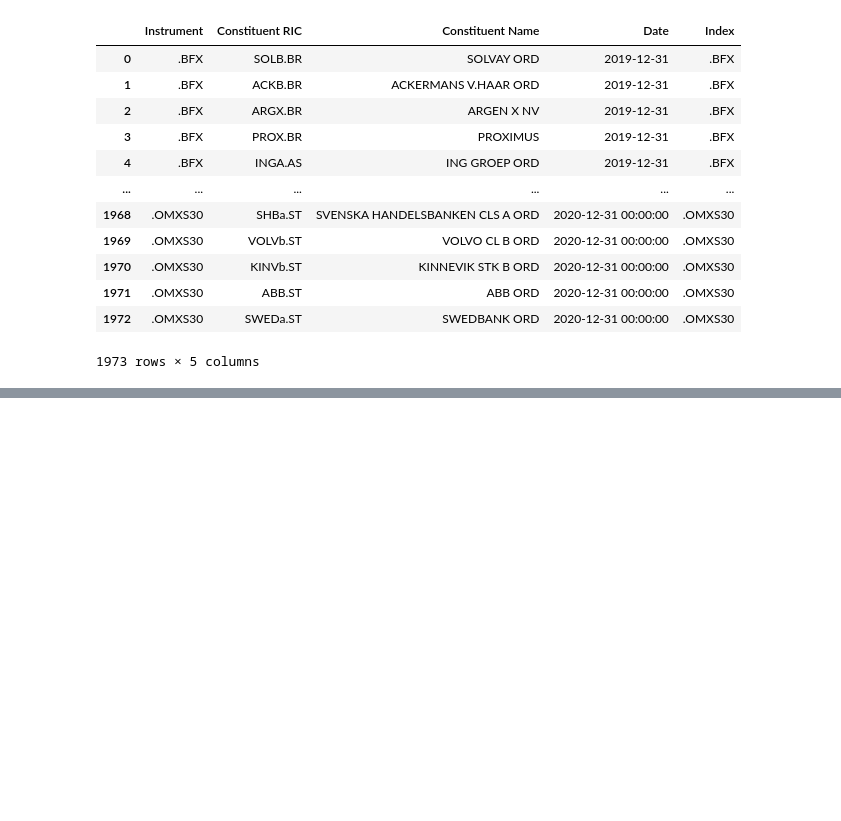
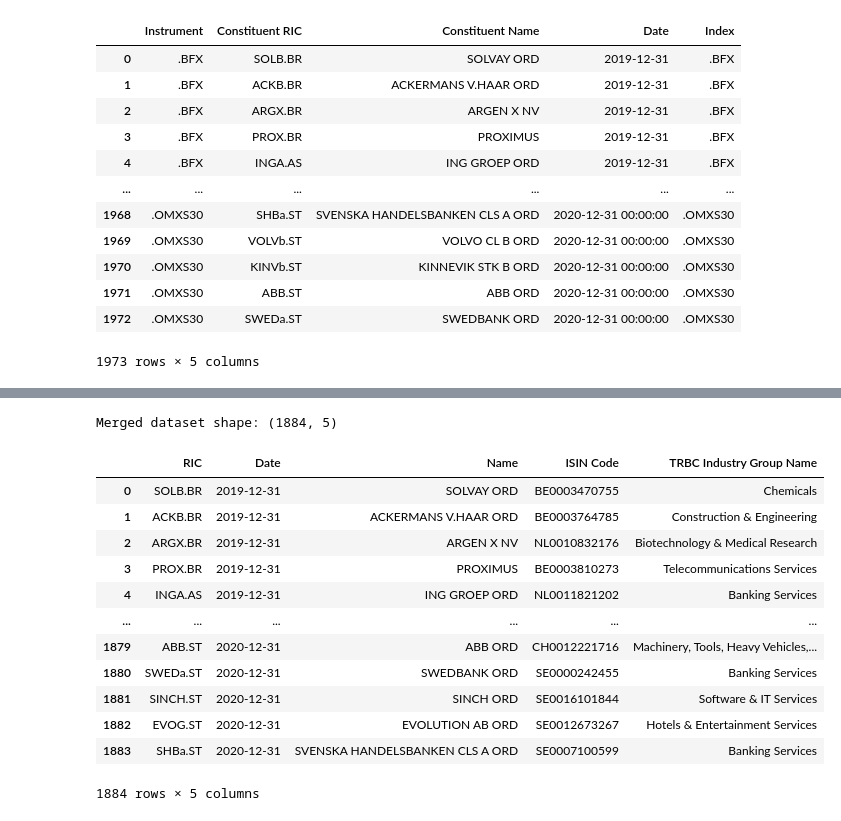
Before and after one commit to chalakorn49265/Statistical-Arbitrage-Group9, a Jupyter notebook: all_data.ipynb, the cells around one changed output, grey strips where cells are left out. Drawn from its saved outputs; the diff is of its cells as text; code cells hidden in the pictures; blank space fills up the shorter version.

```diff
--- a/all_data.ipynb
+++ b/all_data.ipynb
@@ -216,0 +217,6 @@ combined_df.to_csv('all_data.csv', index=False)
+# %%
+namelist = pd.read_csv('all_data.csv')
+namelist = namelist[['Constituent RIC', 'Date', 'Constituent Name']]
+namelist.rename(columns={'Constituent RIC': 'RIC', 'Constituent Name': 'Name'}, inplace=True)
+namelist.to_csv('namelist.csv', index=False)
+namelist
@@ -216,0 +237,3 @@ combined_df.to_csv('all_data.csv', index=False)
+# %%
+indexlist = namelist['RIC'].tolist()
+indexlist
@@ -216,0 +354,8 @@ combined_df.to_csv('all_data.csv', index=False)
+# %%
+ind_isin.rename(columns={'Instrument':'RIC'}, inplace=True)
+ind_isin.to_csv('ISIN_IndustryGrpName.csv')
+# %%
+import pandas as pd
+namelist = pd.read_csv('namelist.csv')
+namelist['Date'] = pd.to_datetime(namelist['Date'],format='mixed')
+namelist.to_csv('namelist.csv',index=False)
@@ -216,0 +403,24 @@ combined_df.to_csv('all_data.csv', index=False)
+# %%
+# Merge the additional data with namelist on RIC
+merged_data = pd.merge(namelist, ind_isin, on='RIC', how='left')
+# Drop duplicate rows to remove repetitions
+merged_data = merged_data.drop_duplicates().reset_index(drop=True)
+# Display the first few rows and shape of merged dataset
+print("\nMerged dataset shape:", merged_data.shape)
+display(merged_data)
+merged_data.to_csv('merged_data.csv',index=False)
+# %% [output]
+Merged dataset shape: (1884, 5)
+|  | RIC | Date | Name | ISIN Code | TRBC Industry Group Name |
+| 0 | SOLB.BR | 2019-12-31 | SOLVAY ORD | BE0003470755 | Chemicals |
+| 1 | ACKB.BR | 2019-12-31 | ACKERMANS V.HAAR ORD | BE0003764785 | Construction & Engineering |
+| 2 | ARGX.BR | 2019-12-31 | ARGEN X NV | NL0010832176 | Biotechnology & Medical Research |
+| 3 | PROX.BR | 2019-12-31 | PROXIMUS | BE0003810273 | Telecommunications Services |
+| 4 | INGA.AS | 2019-12-31 | ING GROEP ORD | NL0011821202 | Banking Services |
+| ... | ... | ... | ... | ... | ... |
+| 1879 | ABB.ST | 2020-12-31 | ABB ORD | CH0012221716 | Machinery, Tools, Heavy Vehicles,... |
+| 1880 | SWEDa.ST | 2020-12-31 | SWEDBANK ORD | SE0000242455 | Banking Services |
+| 1881 | SINCH.ST | 2020-12-31 | SINCH ORD | SE0016101844 | Software & IT Services |
+| 1882 | EVOG.ST | 2020-12-31 | EVOLUTION AB ORD | SE0012673267 | Hotels & Entertainment Services |
+| 1883 | SHBa.ST | 2020-12-31 | SVENSKA HANDELSBANKEN CLS A ORD | SE0007100599 | Banking Services |
+1884 rows × 5 columns
```
Also changed, not shown: parts of 8 cells of this notebook, 3 other files.
